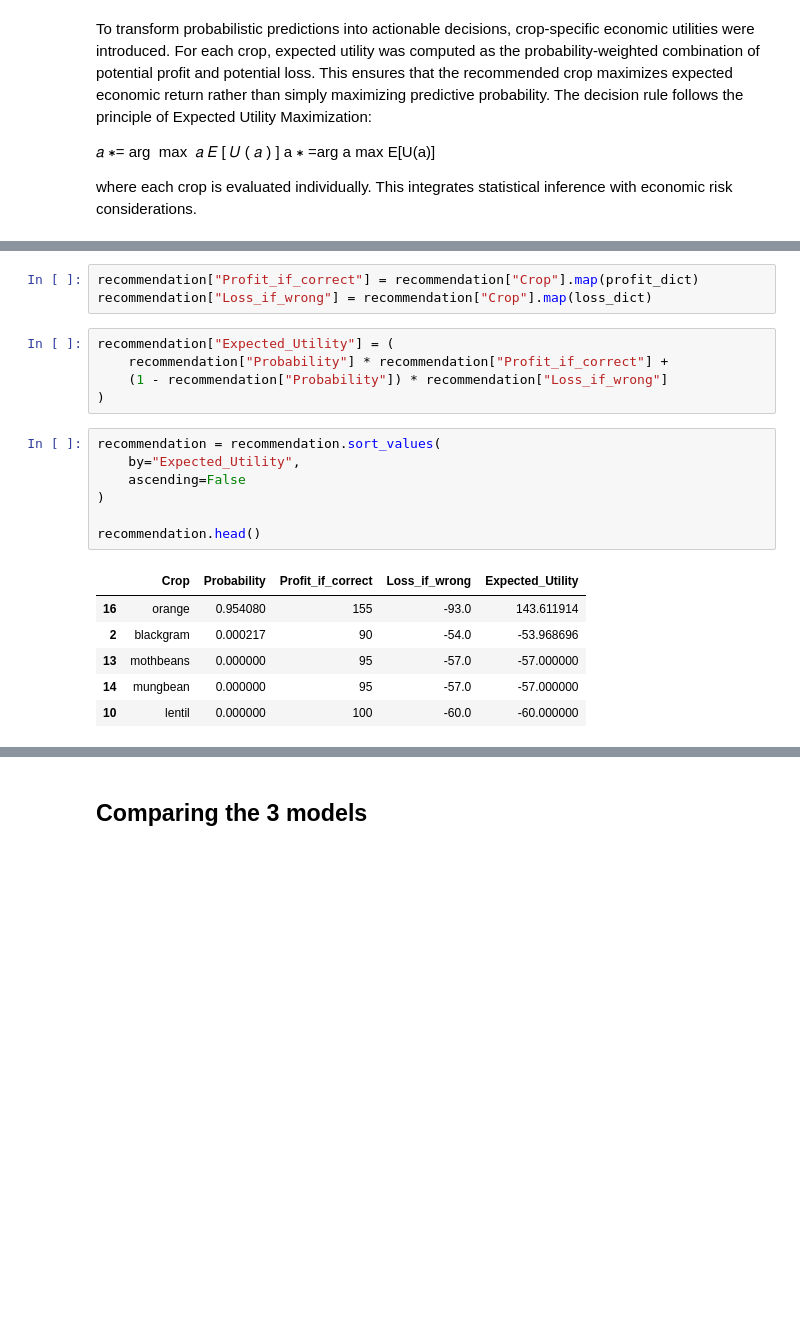
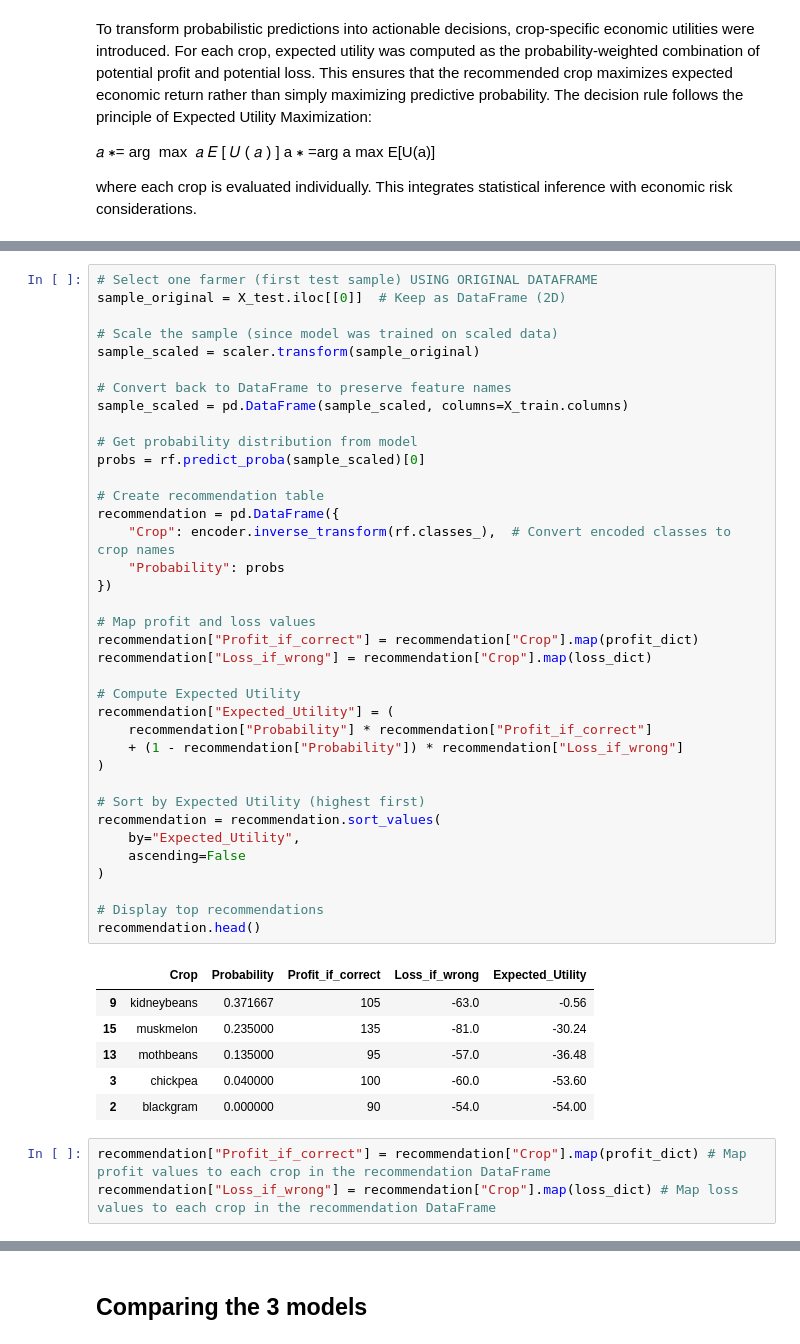
Before and after one commit to 333ihab/Agriculture-Crop-Recommendation-Revised, a Jupyter notebook: Revized.CropPrediction.ipynb, the cells around one changed output, grey strips where cells are left out. Drawn from its saved outputs; the diff is of its cells as text; blank space fills up the shorter version.

```diff
--- a/Revized.CropPrediction.ipynb
+++ b/Revized.CropPrediction.ipynb
@@ -532,23 +597,48 @@ recommendation = pd.DataFrame({
+# %%
+# Select one farmer (first test sample) USING ORIGINAL DATAFRAME
+sample_original = X_test.iloc[[0]]  # Keep as DataFrame (2D)
+
+# Scale the sample (since model was trained on scaled data)
+sample_scaled = scaler.transform(sample_original)
+
+# Convert back to DataFrame to preserve feature names
+sample_scaled = pd.DataFrame(sample_scaled, columns=X_train.columns)
+
+# Get probability distribution from model
+probs = rf.predict_proba(sample_scaled)[0]
+
+# Create recommendation table
+recommendation = pd.DataFrame({
+    "Crop": encoder.inverse_transform(rf.classes_),  # Convert encoded classes to crop names
+    "Probability": probs
+})
+
+# Map profit and loss values
+recommendation["Profit_if_correct"] = recommendation["Crop"].map(profit_dict)
+recommendation["Loss_if_wrong"] = recommendation["Crop"].map(loss_dict)
+
+# Compute Expected Utility
+recommendation["Expected_Utility"] = (
+    recommendation["Probability"] * recommendation["Profit_if_correct"]
+    + (1 - recommendation["Probability"]) * recommendation["Loss_if_wrong"]
+)
+
+# Sort by Expected Utility (highest first)
+recommendation = recommendation.sort_values(
+    by="Expected_Utility",
+    ascending=False
+)
+
+# Display top recommendations
+recommendation.head()
+# %% [output]
+|  | Crop | Probability | Profit_if_correct | Loss_if_wrong | Expected_Utility |
+| 9 | kidneybeans | 0.371667 | 105 | -63.0 | -0.56 |
+| 15 | muskmelon | 0.235000 | 135 | -81.0 | -30.24 |
+| 13 | mothbeans | 0.135000 | 95 | -57.0 | -36.48 |
+| 3 | chickpea | 0.040000 | 100 | -60.0 | -53.60 |
+| 2 | blackgram | 0.000000 | 90 | -54.0 | -54.00 |
 # %%
-recommendation["Profit_if_correct"] = recommendation["Crop"].map(profit_dict)
-recommendation["Loss_if_wrong"] = recommendation["Crop"].map(loss_dict)
+recommendation["Profit_if_correct"] = recommendation["Crop"].map(profit_dict) # Map profit values to each crop in the recommendation DataFrame
+recommendation["Loss_if_wrong"] = recommendation["Crop"].map(loss_dict) # Map loss values to each crop in the recommendation DataFrame
-# %%
-recommendation["Expected_Utility"] = (
-    recommendation["Probability"] * recommendation["Profit_if_correct"] +
-    (1 - recommendation["Probability"]) * recommendation["Loss_if_wrong"]
-)
-# %%
-recommendation = recommendation.sort_values(
-    by="Expected_Utility",
-    ascending=False
-)
-
-recommendation.head()
-# %% [output]
-|  | Crop | Probability | Profit_if_correct | Loss_if_wrong | Expected_Utility |
-| 16 | orange | 0.954080 | 155 | -93.0 | 143.611914 |
-| 2 | blackgram | 0.000217 | 90 | -54.0 | -53.968696 |
-| 13 | mothbeans | 0.000000 | 95 | -57.0 | -57.000000 |
-| 14 | mungbean | 0.000000 | 95 | -57.0 | -57.000000 |
-| 10 | lentil | 0.000000 | 100 | -60.0 | -60.000000 |
 # %%
```
Also changed, not shown: parts of 86 cells of this notebook.
